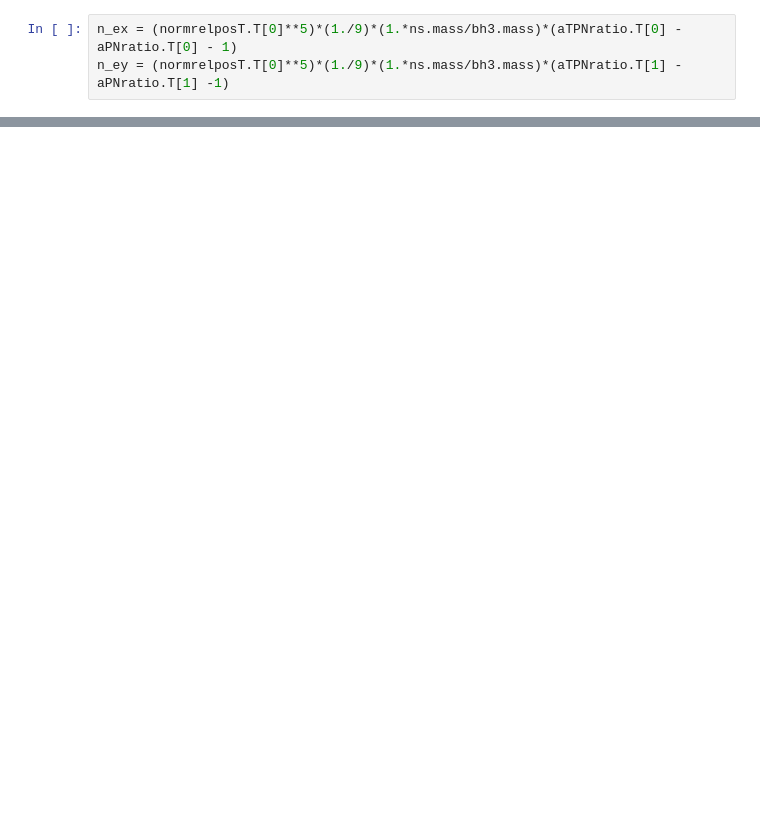
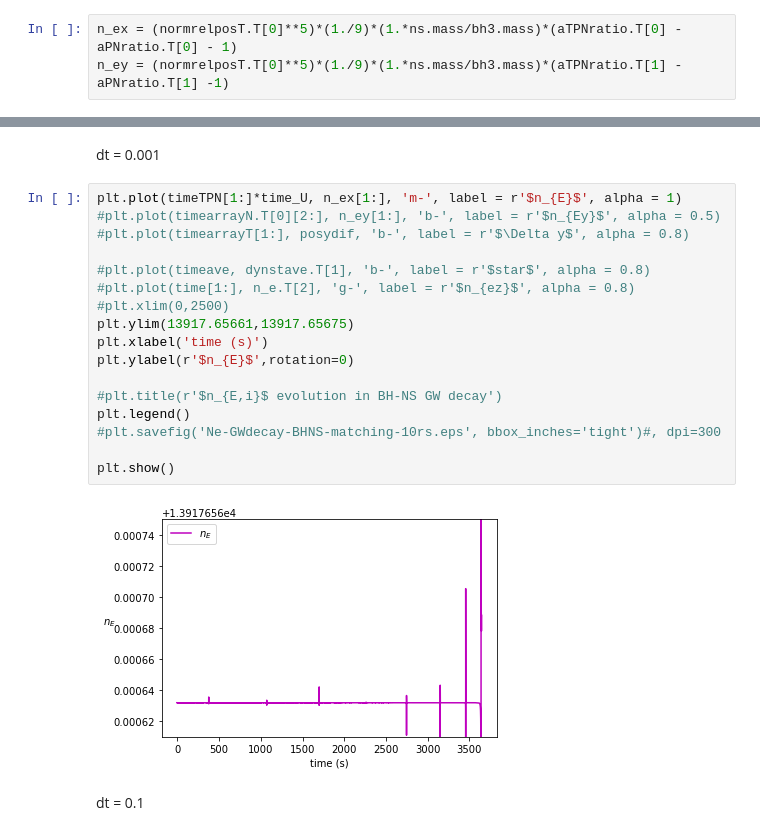
Before and after one commit to irwinmr/EFTastro, a Jupyter notebook: PN and Static Tidal Effects.ipynb, the cells around one changed output, grey strips where cells are left out. Drawn from its saved outputs; the diff is of its cells as text; blank space fills up the shorter version.

```diff
--- a/PN and Static Tidal Effects.ipynb
+++ b/PN and Static Tidal Effects.ipynb
@@ -858 +889,24 @@ n_ey = (normrelposT.T[0]**5)*(1./9)*(1.*ns.mass/bh3.mass)*(aTPNratio.T[1] - aPNr
+# %% [markdown]
+dt = 0.001
+# %%
+plt.plot(timeTPN[1:]*time_U, n_ex[1:], 'm-', label = r'$n_{E}$', alpha = 1)
+#plt.plot(timearrayN.T[0][2:], n_ey[1:], 'b-', label = r'$n_{Ey}$', alpha = 0.5)
+#plt.plot(timearrayT[1:], posydif, 'b-', label = r'$\Delta y$', alpha = 0.8)
+
+#plt.plot(timeave, dynstave.T[1], 'b-', label = r'$star$', alpha = 0.8)
+#plt.plot(time[1:], n_e.T[2], 'g-', label = r'$n_{ez}$', alpha = 0.8)
+#plt.xlim(0,2500)
+plt.ylim(13917.65661,13917.65675)
+plt.xlabel('time (s)')
+plt.ylabel(r'$n_{E}$',rotation=0)
+
+#plt.title(r'$n_{E,i}$ evolution in BH-NS GW decay')
+plt.legend()
+#plt.savefig('Ne-GWdecay-BHNS-matching-10rs.eps', bbox_inches='tight')#, dpi=300
+
+plt.show()
+# %% [output]
+[figure, added]
+# %% [markdown]
+dt = 0.1
 # %%
```
Also changed, not shown: parts of 32 cells of this notebook, 25 other files.
